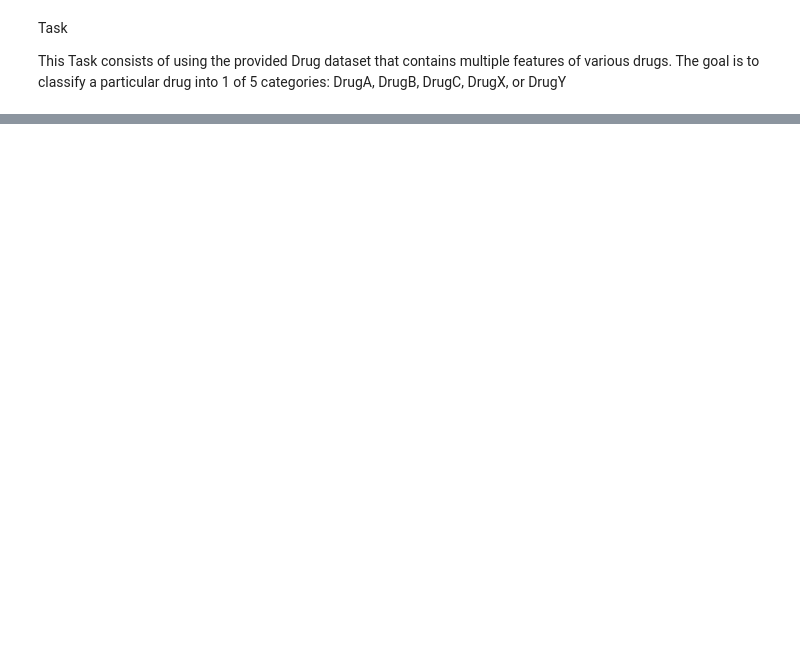
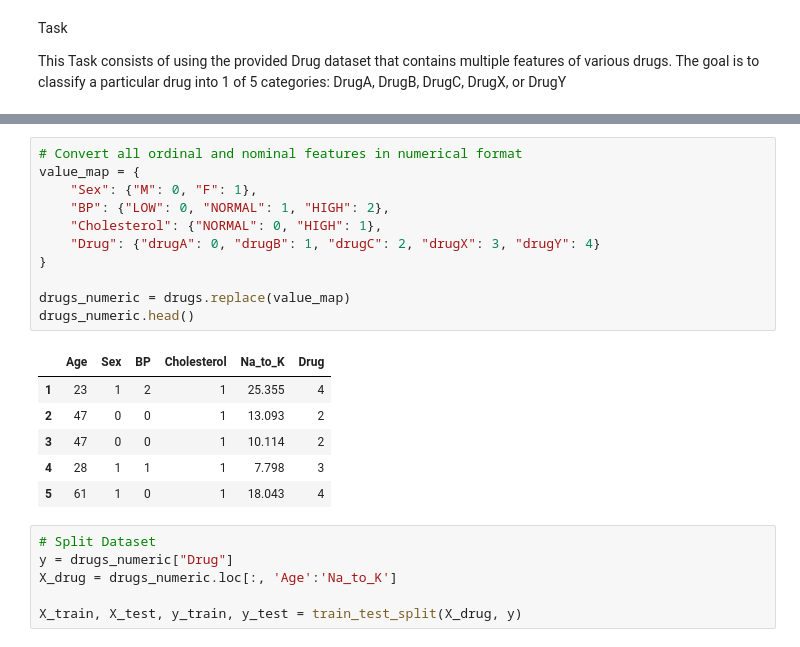
Before and after one commit to m-triassi/ai-projects-472, a Jupyter notebook: Project1_task2.ipynb, the cells around one changed output, grey strips where cells are left out. Saved outputs shown, nothing was run; the diff lists cells and outputs as text; blank space fills up the shorter version.

```diff
--- a/Project1_task2.ipynb
+++ b/Project1_task2.ipynb
@@ -44,0 +47,24 @@ This Task consists of using the provided Drug dataset that contains multiple fea
+# %%
+# Convert all ordinal and nominal features in numerical format
+value_map = {
+    "Sex": {"M": 0, "F": 1},
+    "BP": {"LOW": 0, "NORMAL": 1, "HIGH": 2},
+    "Cholesterol": {"NORMAL": 0, "HIGH": 1},
+    "Drug": {"drugA": 0, "drugB": 1, "drugC": 2, "drugX": 3, "drugY": 4}
+}
+
+drugs_numeric = drugs.replace(value_map)
+drugs_numeric.head()
+# %% [output]
+|  | Age | Sex | BP | Cholesterol | Na_to_K | Drug |
+| 1 | 23 | 1 | 2 | 1 | 25.355 | 4 |
+| 2 | 47 | 0 | 0 | 1 | 13.093 | 2 |
+| 3 | 47 | 0 | 0 | 1 | 10.114 | 2 |
+| 4 | 28 | 1 | 1 | 1 | 7.798 | 3 |
+| 5 | 61 | 1 | 0 | 1 | 18.043 | 4 |
+# %%
+# Split Dataset
+y = drugs_numeric["Drug"]
+X_drug = drugs_numeric.loc[:, 'Age':'Na_to_K']
+
+X_train, X_test, y_train, y_test = train_test_split(X_drug, y)
```
Also changed, not shown: parts of 23 cells of this notebook.
